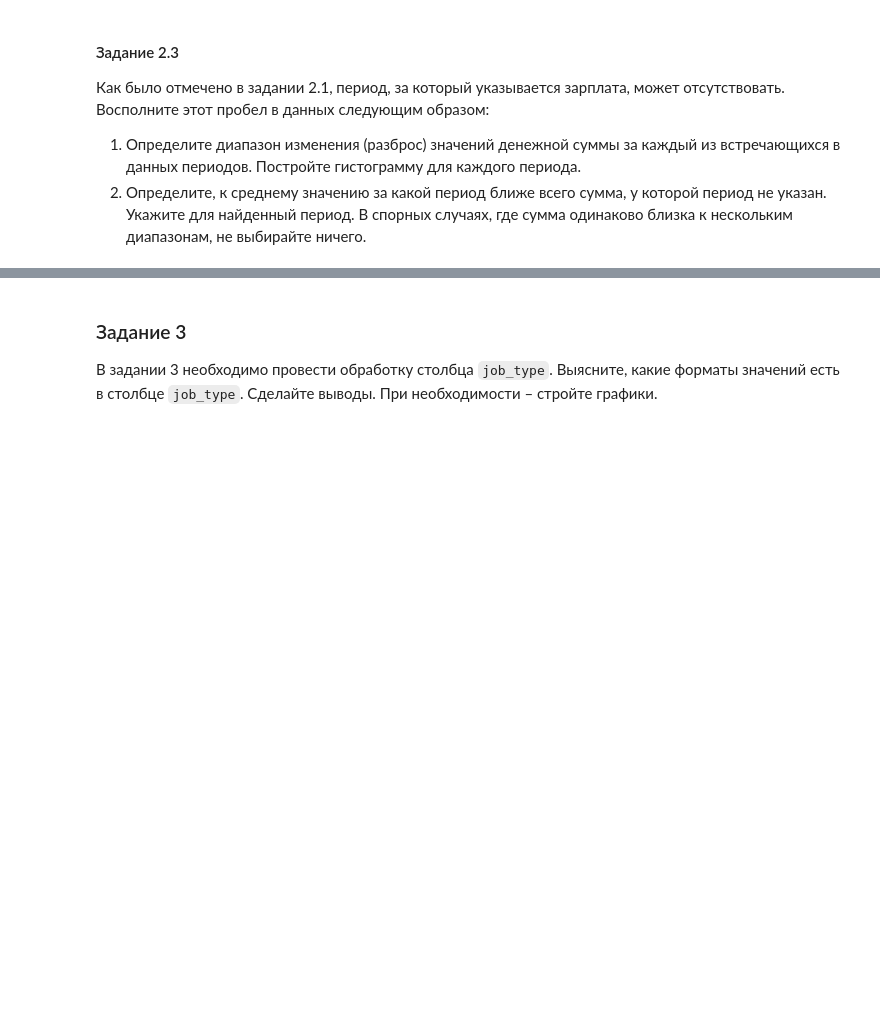
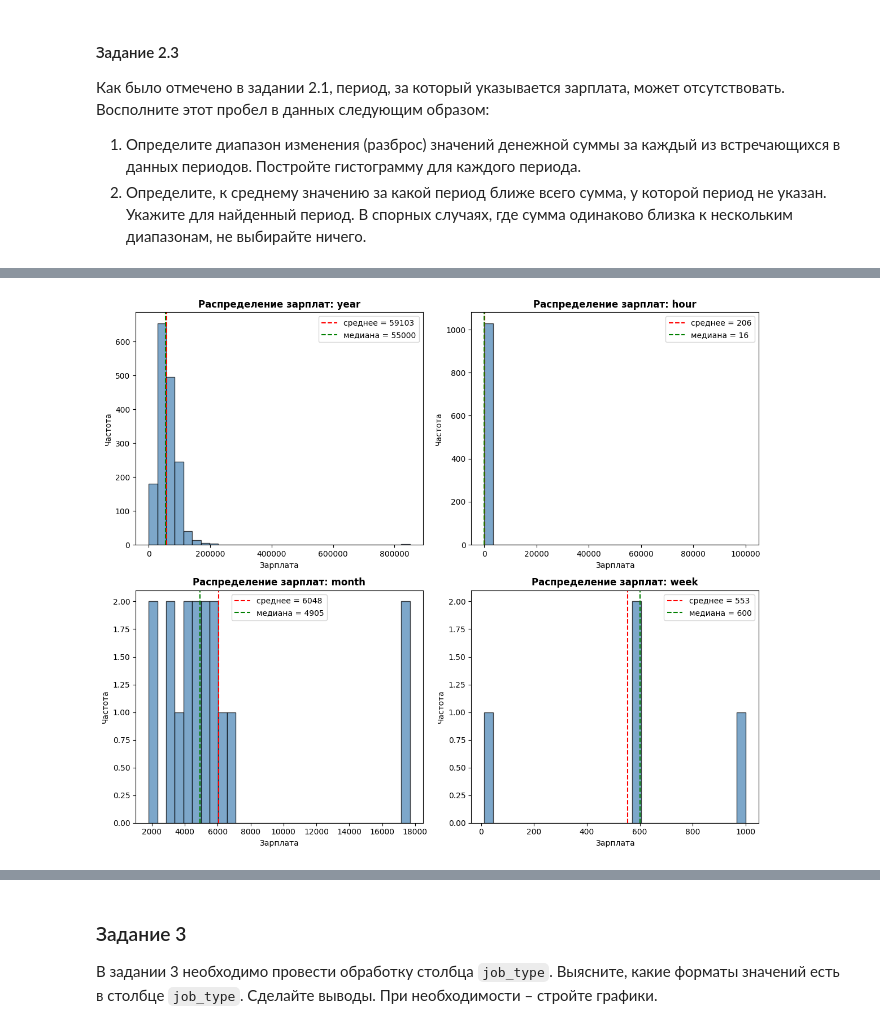
Before and after one commit to SvetaTrusova/LR2_Data_visualisation, a Jupyter notebook: labs/ЛР3_Обеспечение_качества_данных.ipynb, the cells around one changed output, grey strips where cells are left out. Cells and saved outputs as stored; diff of their text form; code cells hidden in the pictures; blank space fills up the shorter version.

```diff
--- a/labs/ЛР3_Обеспечение_качества_данных.ipynb
+++ b/labs/ЛР3_Обеспечение_качества_данных.ipynb
@@ -751,0 +927,79 @@ print(f"Индекс: {df['zip_final'].notna().sum()} строк")
+# %%
+print("ШАГ 1: АНАЛИЗ РАСПРЕДЕЛЕНИЯ ЗАРПЛАТ ПО ПЕРИОДАМ")
+
+# Собираем данные по каждому периоду
+period_data = {}
+for period in ['year', 'hour', 'month', 'week']:
+    data = df[df['salary_period'] == period]['min_salary'].dropna()
+    if len(data) > 0:
+        period_data[period] = data
+        print(f"{period}: {len(data)} записей, среднее = {data.mean():.2f}, медиана = {data.median():.2f}")
+
+# Строим гистограммы для каждого периода
+fig, axes = plt.subplots(2, 2, figsize=(12, 10))
+axes = axes.flatten()
+
+for i, (period, data) in enumerate(period_data.items()):
+    ax = axes[i]
+    ax.hist(data, bins=30, color='steelblue', edgecolor='black', alpha=0.7)
+    ax.set_title(f'Распределение зарплат: {period}', fontsize=12, fontweight='bold')
+    ax.set_xlabel('Зарплата', fontsize=10)
+    ax.set_ylabel('Частота', fontsize=10)
+    ax.axvline(data.mean(), color='red', linestyle='--', label=f'среднее = {data.mean():.0f}')
+    ax.axvline(data.median(), color='green', linestyle='--', label=f'медиана = {data.median():.0f}')
+    ax.legend()
+
+# Скрываем пустой график (если есть)
+for j in range(i+1, 4):
+    axes[j].set_visible(False)
+
+plt.tight_layout()
+plt.show()
+
+print("ШАГ 2: ВОССТАНАВЛИВАЕМ ПЕРИОД ДЛЯ ЗАРПЛАТ БЕЗ ПЕРИОДА")
+
+# Находим строки, где есть зарплата, но нет периода
+missing_mask = df['min_salary'].notna() & df['salary_period'].isna()
+print(f"Строк с зарплатой, но без периода: {missing_mask.sum()}")
+
+def assign_period(salary):
+    """
+    Определяет период по ближайшему среднему значению
+    Если разница с ближайшим и вторым ближайшим периодом меньше 20% — не определяем
+    """
+    if pd.isna(salary):
+        return None
+
+    # Вычисляем расстояние до среднего каждого периода
+    distances = {}
+    for period, data in period_data.items():
+        mean_val = data.mean()
+        distances[period] = abs(salary - mean_val)
+
+    # Сортируем по расстоянию
+    sorted_periods = sorted(distances.items(), key=lambda x: x[1])
+
+    best_period = sorted_periods[0][0]
+    best_dist = sorted_periods[0][1]
+
+    # Проверяем спорный случай: если второй период почти так же близок
+    if len(sorted_periods) > 1:
+        second_dist = sorted_periods[1][1]
+        if second_dist / best_dist < 1.2:  # менее 20% разницы
+            return None  # спорный случай — не определяем
+
+    return best_period
+
+df['salary_period_filled'] = df['salary_period'].copy()
+df.loc[missing_mask, 'salary_period_filled'] = df.loc[missing_mask, 'min_salary'].apply(assign_period)
+
+filled_count = (missing_mask & df['salary_period_filled'].notna()).sum()
+print(f"Восстановлено периодов: {filled_count}")
+print(f"Осталось без периода (спорные случаи): {missing_mask.sum() - filled_count}")
+
+
+print("ИТОГОВАЯ СТАТИСТИКА ПО ПЕРИОДАМ")
+final_counts = df['salary_period_filled'].value_counts()
+for period, count in final_counts.items():
+    print(f"{period:10} | {count:6} записей")
+# %% [output]
@@ -751,0 +1011 @@ print(f"Индекс: {df['zip_final'].notna().sum()} строк")
+[figure, added]
```
Also changed, not shown: parts of 14 cells of this notebook.
